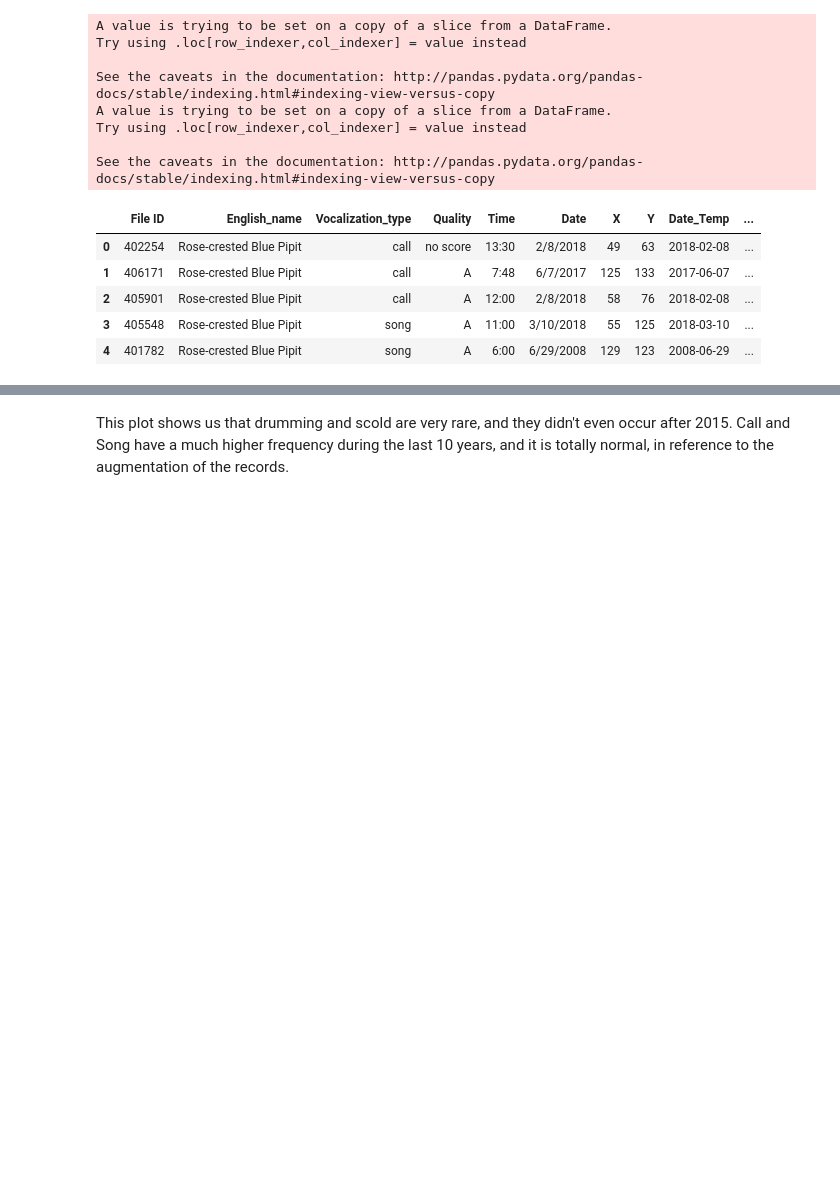
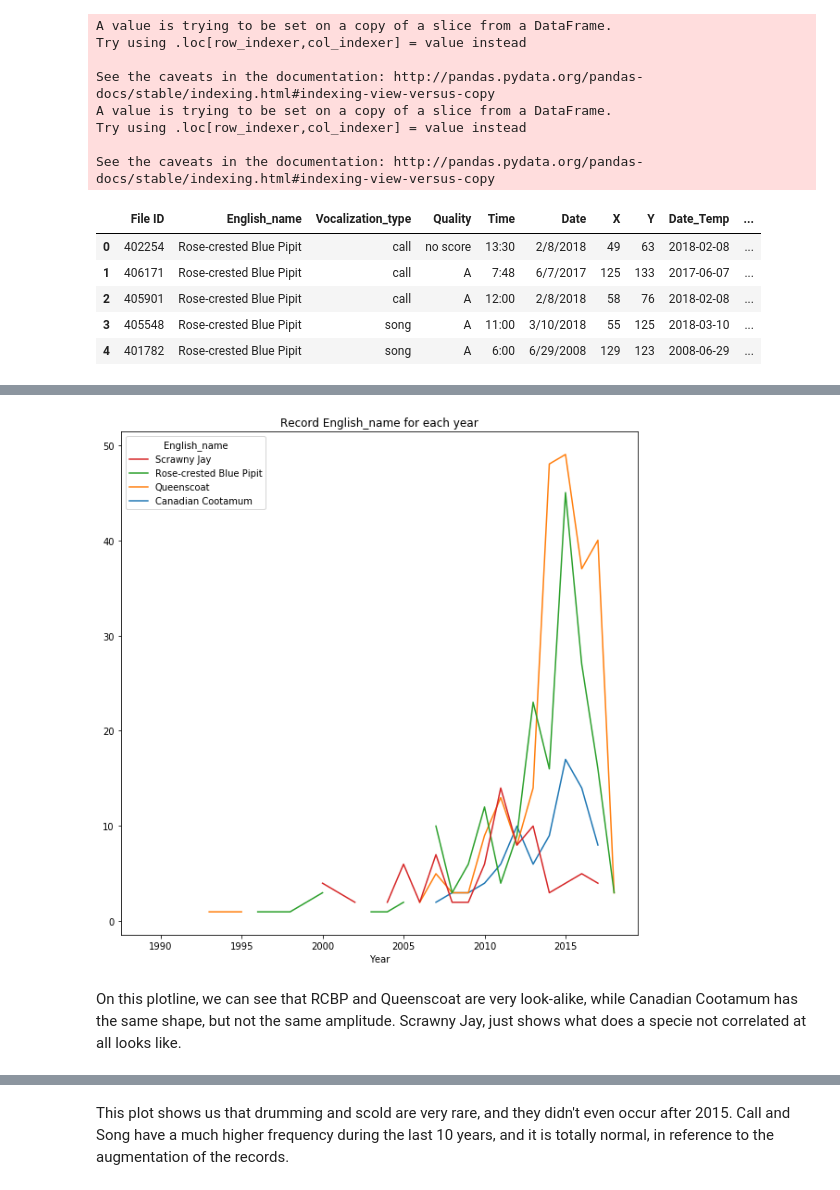
Before and after one commit to Viz-iteurs/VAST-Challenge, a Jupyter notebook: DV_Lab1_Viz-iteurs_V2.ipynb, the cells around one changed output, grey strips where cells are left out. Cells and saved outputs as stored; diff of their text form; code cells hidden in the pictures; blank space fills up the shorter version.

```diff
--- a/DV_Lab1_Viz-iteurs_V2.ipynb
+++ b/DV_Lab1_Viz-iteurs_V2.ipynb
@@ -127,15 +131,26 @@ def plotstack(column, percentage=False, df=geo) :
     legend='reverse'
     )
 # %%
-def plotline(column, percentage=False, df=geo) :
-    pvt = df.pivot_table(index=['Year'], columns=column, aggfunc='count')['Date_Temp']
+def plotline(column, percentage=False, elements=None) :
+    """
+    Plots line of appearance as a function of Year Record
+    inputs :
+        -column : the column to plot
+        -percentage : whether you want it to be shown as percentage
+        -elements : the elements of the column you want to use (use this arg to get only a few columns)
+    """
+    if elements :
+        df = geo[geo[column].isin(elements)]
+    else :
+        df = geo
+    pvt = df.pivot_table(index=['Year'], columns=column, aggfunc='count')['Date']
     if percentage :
         pvt = pvt.divide(pvt.sum(axis=1), axis=0)
     pvt.plot.line(
-    figsize=(10, 10),
-    title="Record {} for each year".format(column),
-    legend='reverse'
-    )
+        figsize=(10, 10),
+        title="Record {} for each year".format(column),
+        legend='reverse'
+        )
 #plotline('Vocalization_type', False)
 # %%
 def plotheat(column, df=geo) :
@@ -151,3 +179,9 @@ We can figure out that most of the records happend during the last years. About
+# %%
+plotline('English_name', percentage=False, elements=['Rose-crested Blue Pipit', 'Queenscoat', 'Scrawny Jay', 'Canadian Cootamum'])
+# %% [output]
+[figure, added]
+# %% [markdown]
+On this plotline, we can see that RCBP and Queenscoat are very look-alike, while Canadian Cootamum has the same shape, but not the same amplitude. Scrawny Jay, just shows what does a specie not correlated at all looks like.
 # %%
 plotheat('Vocalization_type')
 # %% [output]
```
Also changed, not shown: parts of 11 cells of this notebook.
